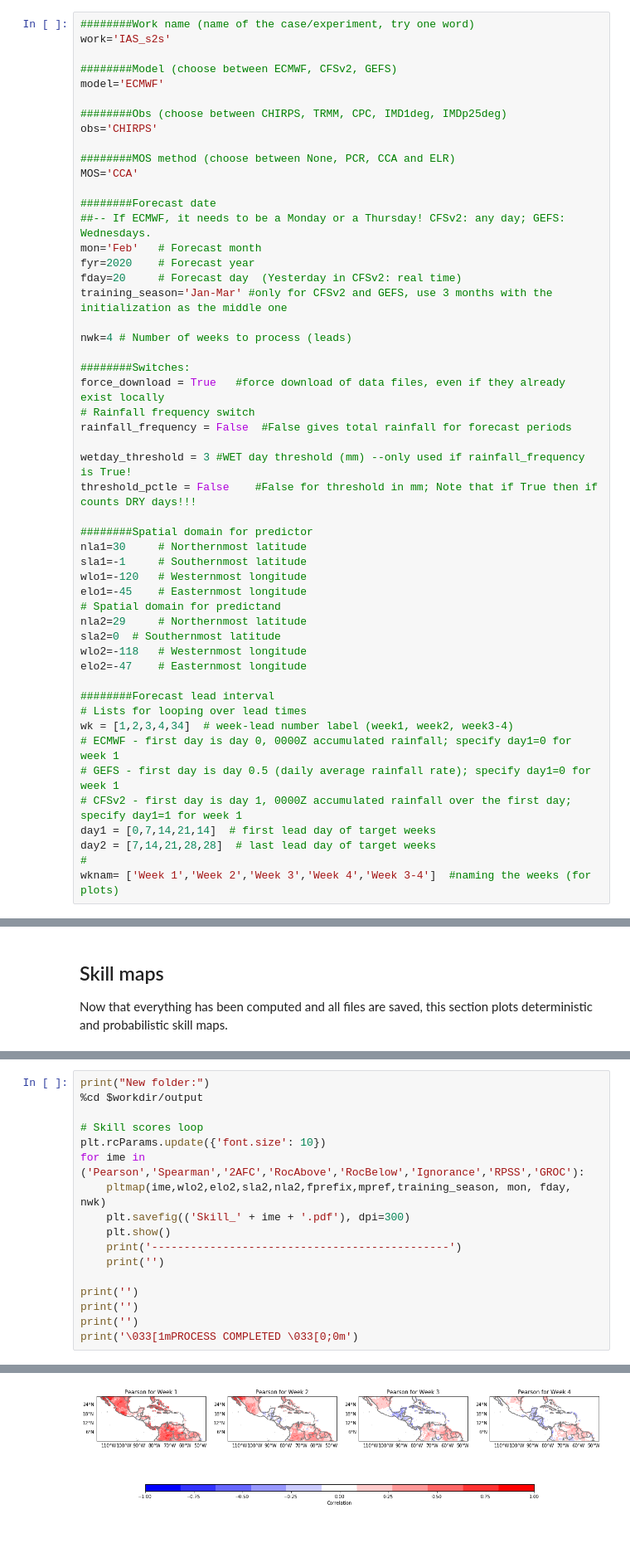
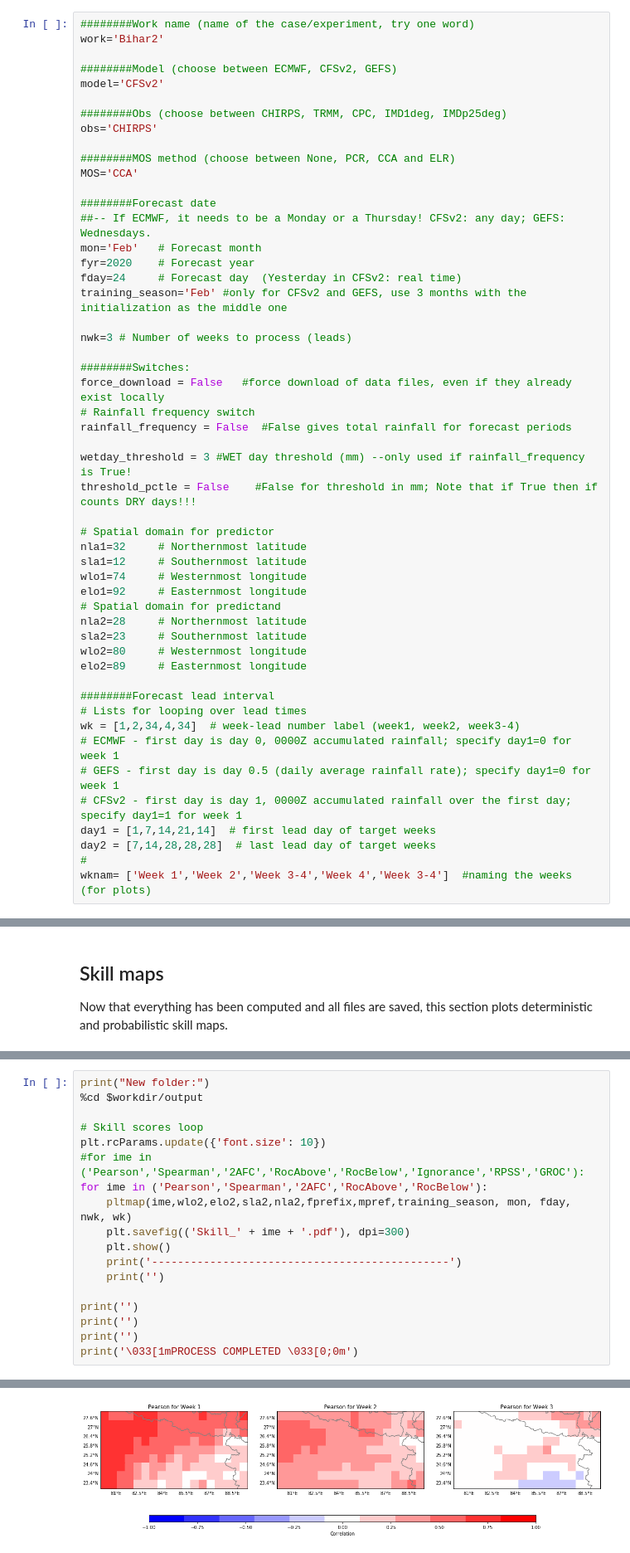
Before and after one commit to ssilje/iri-pycpt, a Jupyter notebook: PyCPT_s2sv1.7.ipynb, the cells around one changed output, grey strips where cells are left out. Shown at 83% size. Cells and saved outputs as stored; diff of their text form; blank space fills up the shorter version.

Commit message:
PyCPT_s2sv1.7.ipynb and pycpt_functions.py modified by awr for CFSv2

```diff
--- a/PyCPT_s2sv1.7.ipynb
+++ b/PyCPT_s2sv1.7.ipynb
@@ -41,10 +41,10 @@ See version.log in Github
 Here the user configures the case study
 # %%
 ########Work name (name of the case/experiment, try one word)
-work='IAS_s2s'
+work='Bihar2'
 
 ########Model (choose between ECMWF, CFSv2, GEFS)
-model='ECMWF'
+model='CFSv2'
 
 ########Obs (choose between CHIRPS, TRMM, CPC, IMD1deg, IMDp25deg)
 obs='CHIRPS'
@@ -56,40 +56,40 @@ MOS='CCA'
 ##-- If ECMWF, it needs to be a Monday or a Thursday! CFSv2: any day; GEFS: Wednesdays.
 mon='Feb' 	# Forecast month
 fyr=2020 	# Forecast year
-fday=20 	# Forecast day  (Yesterday in CFSv2: real time)
-training_season='Jan-Mar' #only for CFSv2 and GEFS, use 3 months with the initialization as the middle one
+fday=24 	# Forecast day  (Yesterday in CFSv2: real time)
+training_season='Feb' #only for CFSv2 and GEFS, use 3 months with the initialization as the middle one
 
-nwk=4 # Number of weeks to process (leads)
+nwk=3 # Number of weeks to process (leads)
 
 ########Switches:
-force_download = True   #force download of data files, even if they already exist locally
+force_download = False   #force download of data files, even if they already exist locally
 # Rainfall frequency switch
 rainfall_frequency = False  #False gives total rainfall for forecast periods
 
 wetday_threshold = 3 #WET day threshold (mm) --only used if rainfall_frequency is True!
 threshold_pctle = False    #False for threshold in mm; Note that if True then if counts DRY days!!!
 
-########Spatial domain for predictor
-nla1=30 	# Northernmost latitude
-sla1=-1 	# Southernmost latitude
-wlo1=-120 	# Westernmost longitude
-elo1=-45 	# Easternmost longitude
+# Spatial domain for predictor
+nla1=32 	# Northernmost latitude
+sla1=12 	# Southernmost latitude
+wlo1=74 	# Westernmost longitude
+elo1=92 	# Easternmost longitude
 # Spatial domain for predictand
-nla2=29 	# Northernmost latitude
-sla2=0 	# Southernmost latitude
-wlo2=-118 	# Westernmost longitude
-elo2=-47 	# Easternmost longitude
+nla2=28 	# Northernmost latitude
+sla2=23 	# Southernmost latitude
+wlo2=80 	# Westernmost longitude
+elo2=89 	# Easternmost longitude
 
 ########Forecast lead interval
 # Lists for looping over lead times
-wk = [1,2,3,4,34]  # week-lead number label (week1, week2, week3-4)
+wk = [1,2,34,4,34]  # week-lead number label (week1, week2, week3-4)
 # ECMWF - first day is day 0, 0000Z accumulated rainfall; specify day1=0 for week 1
 # GEFS - first day is day 0.5 (daily average rainfall rate); specify day1=0 for week 1
 # CFSv2 - first day is day 1, 0000Z accumulated rainfall over the first day; specify day1=1 for week 1
-day1 = [0,7,14,21,14]  # first lead day of target weeks
-day2 = [7,14,21,28,28]  # last lead day of target weeks
+day1 = [1,7,14,21,14]  # first lead day of target weeks
+day2 = [7,14,28,28,28]  # last lead day of target weeks
 #
-wknam= ['Week 1','Week 2','Week 3','Week 4','Week 3-4']  #naming the weeks (for plots)
+wknam= ['Week 1','Week 2','Week 3-4','Week 4','Week 3-4']  #naming the weeks (for plots)
 # %%
 ########Some folder and file options:
 # Working directory --it should exist!!! (this is the place where the .py functions, notebooks, and .IRIDLAUTH is)
@@ -310,8 +317,9 @@ print("New folder:")
 
 # Skill scores loop
 plt.rcParams.update({'font.size': 10})
-for ime in ('Pearson','Spearman','2AFC','RocAbove','RocBelow','Ignorance','RPSS','GROC'):
-    pltmap(ime,wlo2,elo2,sla2,nla2,fprefix,mpref,training_season, mon, fday, nwk)
+#for ime in ('Pearson','Spearman','2AFC','RocAbove','RocBelow','Ignorance','RPSS','GROC'):
+for ime in ('Pearson','Spearman','2AFC','RocAbove','RocBelow'):
+    pltmap(ime,wlo2,elo2,sla2,nla2,fprefix,mpref,training_season, mon, fday, nwk, wk)
     plt.savefig(('Skill_' + ime + '.pdf'), dpi=300)
     plt.show()
     print('----------------------------------------------')
@@ -327,2 +335,2 @@ New folder:
-[figure, old version]
+[figure, new version]
 ----------------------------------------------
```
Also changed, not shown: parts of 11 cells of this notebook, 1 other file.
